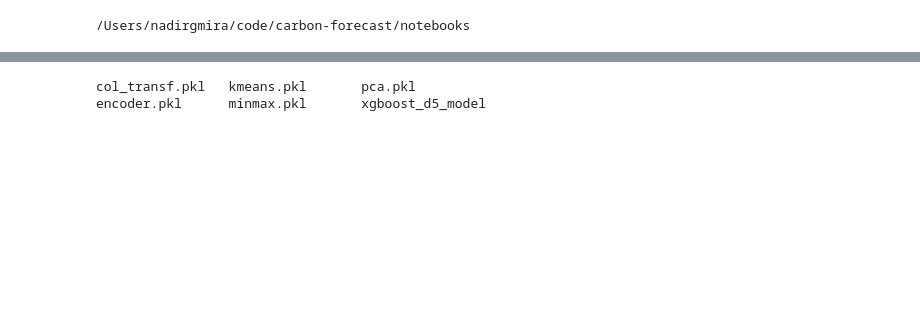
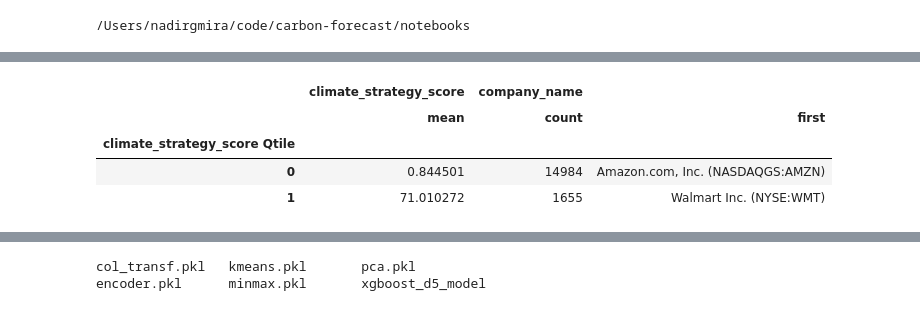
Before and after one commit to leocmcheung/carbon-forecast, a Jupyter notebook: notebooks/Nadir_KNN.ipynb, the cells around one changed output, grey strips where cells are left out. Saved outputs shown, nothing was run; the diff lists cells and outputs as text; code cells hidden in the pictures; blank space fills up the shorter version.

```diff
--- a/notebooks/Nadir_KNN.ipynb
+++ b/notebooks/Nadir_KNN.ipynb
@@ -341,0 +331,25 @@ Text(0.5, 0, 'k cluster number')
+# %%
+Z_strats_intens=Z_original[['company_name','Sector','Carbon Intensity',
+                                       'Carbon Intensity Qtile','revenue']].sort_values(by='revenue',ascending=False).groupby(
+                                ['Carbon Intensity Qtile','Sector']).agg({'Carbon Intensity':'mean'
+                                            ,'company_name':['count','first'],
+
+                                                                })
+'climate_strategy_score Qtile'
+
+Z_strats_climate=Z_original[['company_name','climate_strategy_score',
+                                       'climate_strategy_score Qtile','revenue']].sort_values(by='revenue',ascending=False).groupby(
+                                ['climate_strategy_score Qtile']).agg({'climate_strategy_score':'mean'
+                                            ,'company_name':['count','first'],
+
+                                                                })
+Z_strats_climate.shape
+
+
+
+W_strats_climate=W_original[['company_name','climate_strategy_score',
+                                       'climate_strategy_score Qtile','revenue']].sort_values(by='revenue',ascending=False).groupby(
+                                ['climate_strategy_score Qtile']).agg({'climate_strategy_score':'mean'
+                                            ,'company_name':['count','first'],
+
+                                                                })
@@ -341,0 +368,8 @@ Text(0.5, 0, 'k cluster number')
+# %%
+Z_strats_climate
+# %% [output]
+|  | climate_strategy_score | company_name |  |
+|  | mean | count | first |
+| climate_strategy_score Qtile |  |  |  |
+| 0 | 0.844501 | 14984 | Amazon.com, Inc. (NASDAQGS:AMZN) |
+| 1 | 71.010272 | 1655 | Walmart Inc. (NYSE:WMT) |
```
Also changed, not shown: parts of 121 cells of this notebook, 1 other file.
